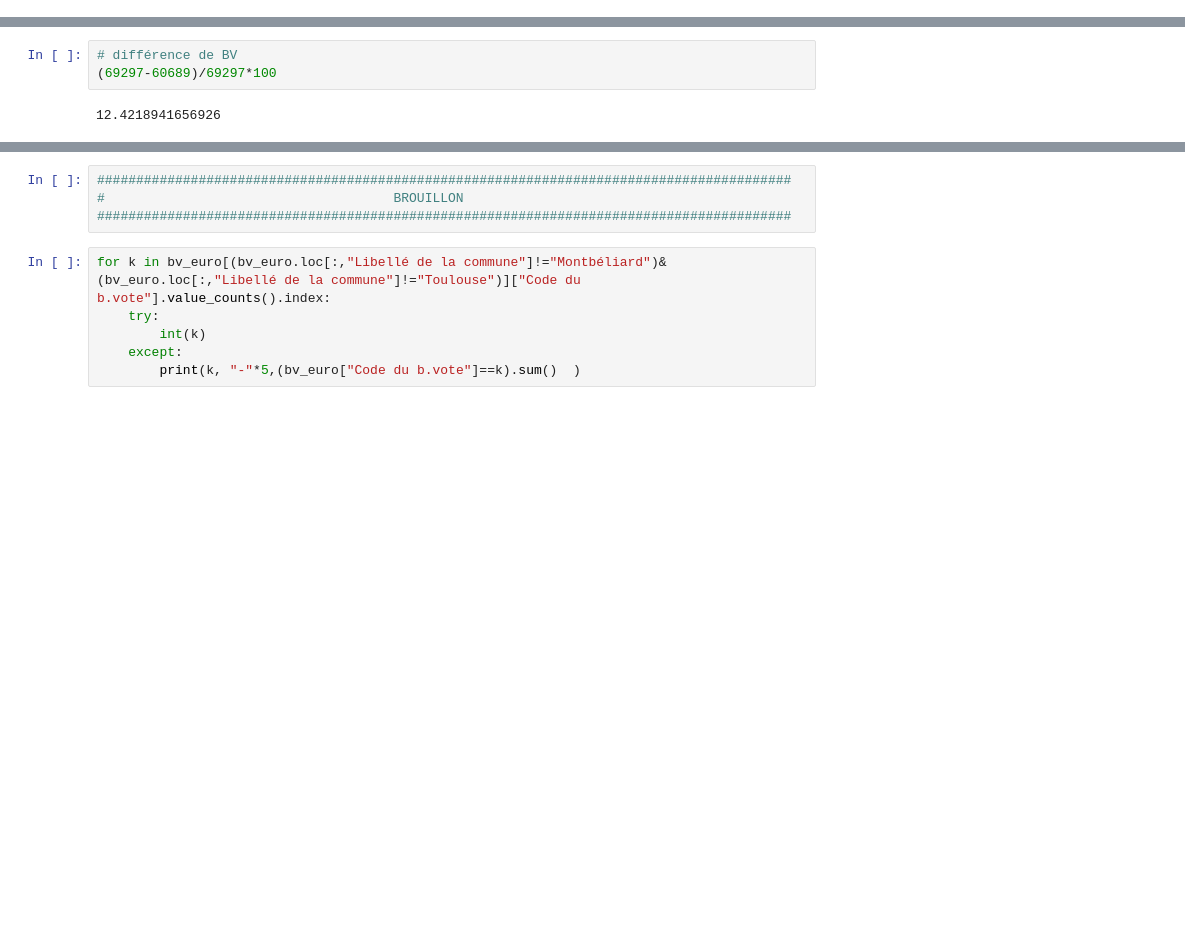
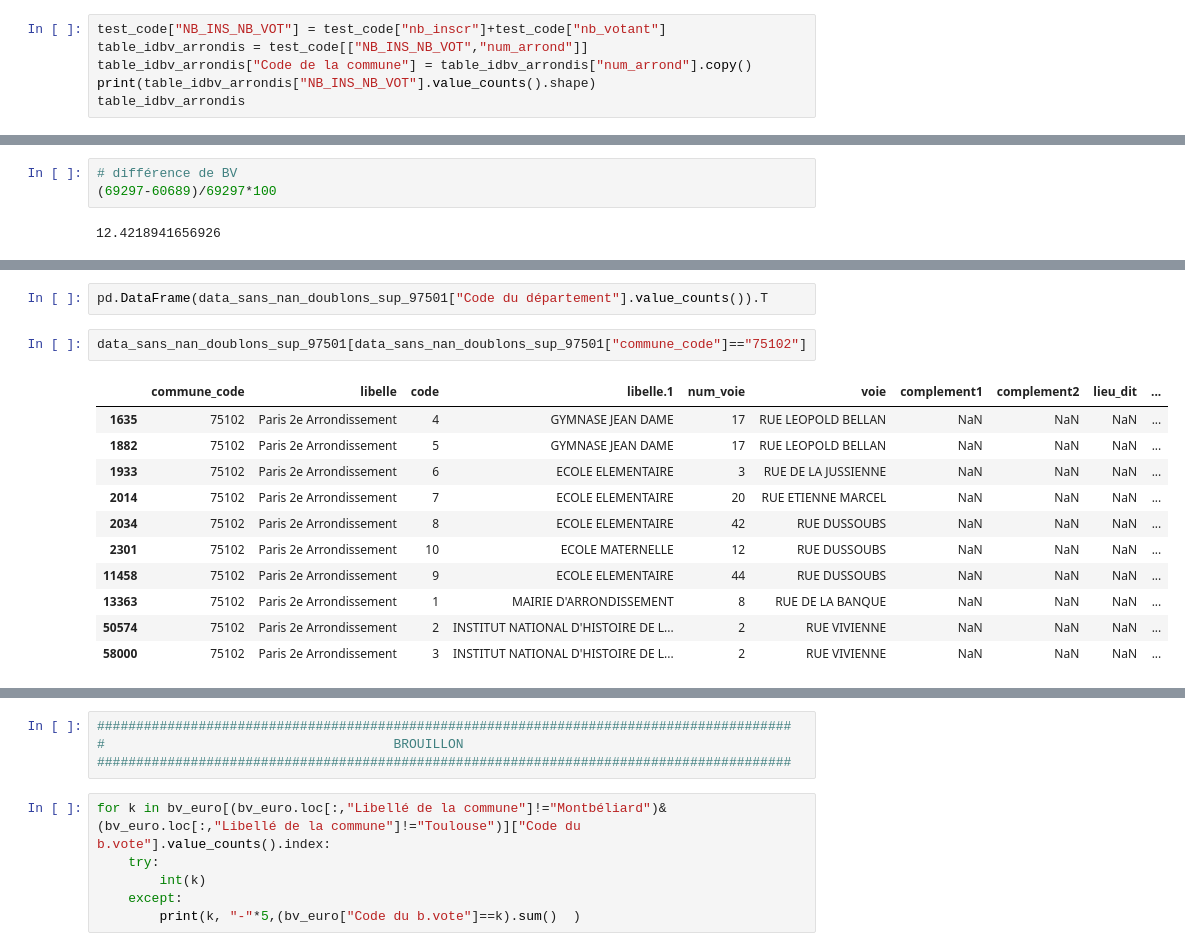
Before and after one commit to christian235711/IRIS_BV, a Jupyter notebook: BV_clean_31_08.ipynb, the cells around one changed output, grey strips where cells are left out. Drawn from its saved outputs; the diff is of its cells as text; blank space fills up the shorter version.

Commit message:
exceptions Paris

```diff
--- a/BV_clean_31_08.ipynb
+++ b/BV_clean_31_08.ipynb
@@ -401,0 +233,6 @@ bv_euro.head(1)
+# %%
+test_code["NB_INS_NB_VOT"] = test_code["nb_inscr"]+test_code["nb_votant"]
+table_idbv_arrondis = test_code[["NB_INS_NB_VOT","num_arrond"]]
+table_idbv_arrondis["Code de la commune"] = table_idbv_arrondis["num_arrond"].copy()
+print(table_idbv_arrondis["NB_INS_NB_VOT"].value_counts().shape)
+table_idbv_arrondis
@@ -643,0 +703,16 @@ bv_euro["CHR_CODE"].value_counts().shape, bv_euro.shape
+# %%
+pd.DataFrame(data_sans_nan_doublons_sup_97501["Code du département"].value_counts()).T
+# %%
+data_sans_nan_doublons_sup_97501[data_sans_nan_doublons_sup_97501["commune_code"]=="75102"]
+# %% [output]
+|  | commune_code | libelle | code | libelle.1 | num_voie | voie | complement1 | complement2 | lieu_dit | ... |
+| 1635 | 75102 | Paris 2e Arrondissement | 4 | GYMNASE JEAN DAME | 17 | RUE LEOPOLD BELLAN | NaN | NaN | NaN | ... |
+| 1882 | 75102 | Paris 2e Arrondissement | 5 | GYMNASE JEAN DAME | 17 | RUE LEOPOLD BELLAN | NaN | NaN | NaN | ... |
+| 1933 | 75102 | Paris 2e Arrondissement | 6 | ECOLE ELEMENTAIRE | 3 | RUE DE LA JUSSIENNE | NaN | NaN | NaN | ... |
+| 2014 | 75102 | Paris 2e Arrondissement | 7 | ECOLE ELEMENTAIRE | 20 | RUE ETIENNE MARCEL | NaN | NaN | NaN | ... |
+| 2034 | 75102 | Paris 2e Arrondissement | 8 | ECOLE ELEMENTAIRE | 42 | RUE DUSSOUBS | NaN | NaN | NaN | ... |
+| 2301 | 75102 | Paris 2e Arrondissement | 10 | ECOLE MATERNELLE | 12 | RUE DUSSOUBS | NaN | NaN | NaN | ... |
+| 11458 | 75102 | Paris 2e Arrondissement | 9 | ECOLE ELEMENTAIRE | 44 | RUE DUSSOUBS | NaN | NaN | NaN | ... |
+| 13363 | 75102 | Paris 2e Arrondissement | 1 | MAIRIE D'ARRONDISSEMENT | 8 | RUE DE LA BANQUE | NaN | NaN | NaN | ... |
+| 50574 | 75102 | Paris 2e Arrondissement | 2 | INSTITUT NATIONAL D'HISTOIRE DE L... | 2 | RUE VIVIENNE | NaN | NaN | NaN | ... |
+| 58000 | 75102 | Paris 2e Arrondissement | 3 | INSTITUT NATIONAL D'HISTOIRE DE L... | 2 | RUE VIVIENNE | NaN | NaN | NaN | ... |
```
Also changed, not shown: parts of 43 cells of this notebook.
